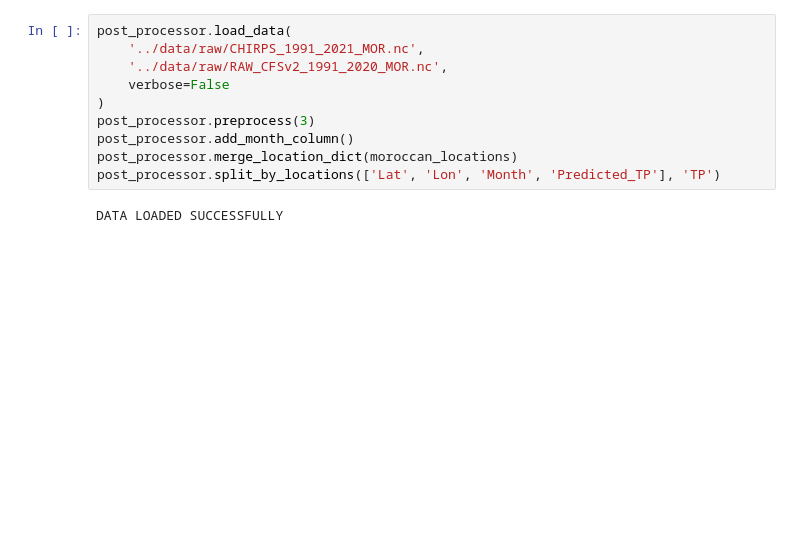
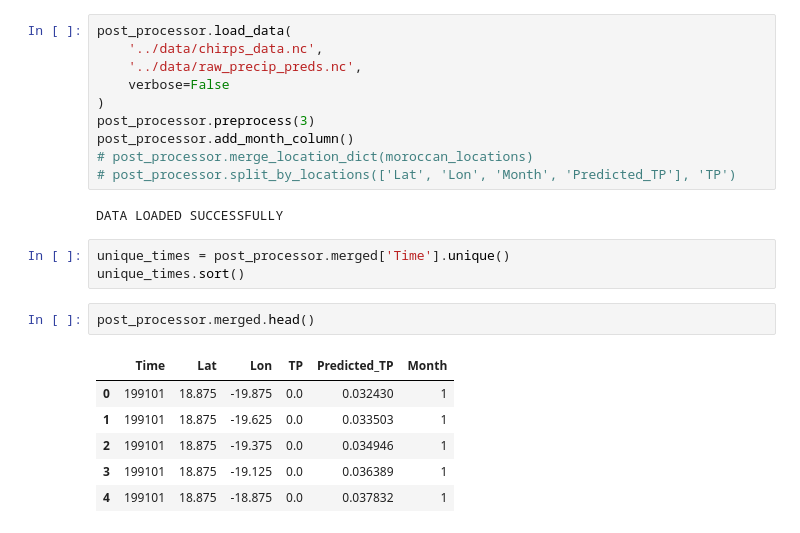
Before and after one commit to wildeerer/morocco_precip, a Jupyter notebook: notebooks/new_test.ipynb, the cells around one changed output. Saved outputs shown, nothing was run; the diff lists cells and outputs as text; blank space fills up the shorter version.

```diff
--- a/notebooks/new_test.ipynb
+++ b/notebooks/new_test.ipynb
@@ -147,13 +152,25 @@ class precip_postprocessing:
 post_processor = precip_postprocessing(None)
 # %%
 post_processor.load_data(
-    '../data/raw/CHIRPS_1991_2021_MOR.nc',
-    '../data/raw/RAW_CFSv2_1991_2020_MOR.nc',
+    '../data/chirps_data.nc',
+    '../data/raw_precip_preds.nc',
     verbose=False
 )
 post_processor.preprocess(3)
 post_processor.add_month_column()
-post_processor.merge_location_dict(moroccan_locations)
-post_processor.split_by_locations(['Lat', 'Lon', 'Month', 'Predicted_TP'], 'TP')
+# post_processor.merge_location_dict(moroccan_locations)
+# post_processor.split_by_locations(['Lat', 'Lon', 'Month', 'Predicted_TP'], 'TP')
 # %% [output]
 DATA LOADED SUCCESSFULLY
+# %%
+unique_times = post_processor.merged['Time'].unique()
+unique_times.sort()
+# %%
+post_processor.merged.head()
+# %% [output]
+|  | Time | Lat | Lon | TP | Predicted_TP | Month |
+| 0 | 199101 | 18.875 | -19.875 | 0.0 | 0.032430 | 1 |
+| 1 | 199101 | 18.875 | -19.625 | 0.0 | 0.033503 | 1 |
+| 2 | 199101 | 18.875 | -19.375 | 0.0 | 0.034946 | 1 |
+| 3 | 199101 | 18.875 | -19.125 | 0.0 | 0.036389 | 1 |
+| 4 | 199101 | 18.875 | -18.875 | 0.0 | 0.037832 | 1 |
```
Also changed, not shown: parts of 12 cells of this notebook, 2 other files.
